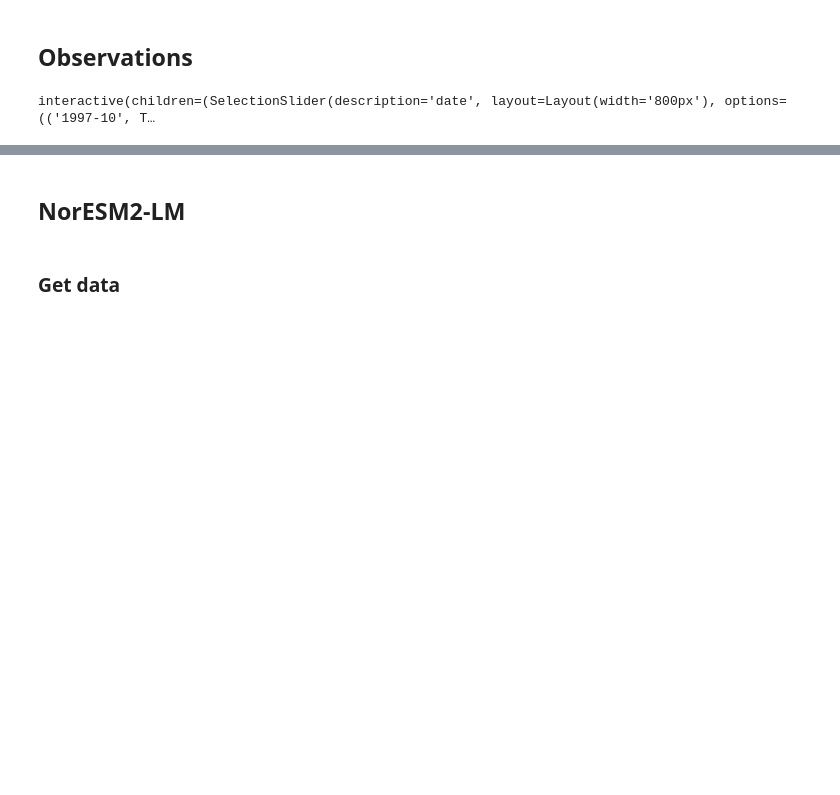
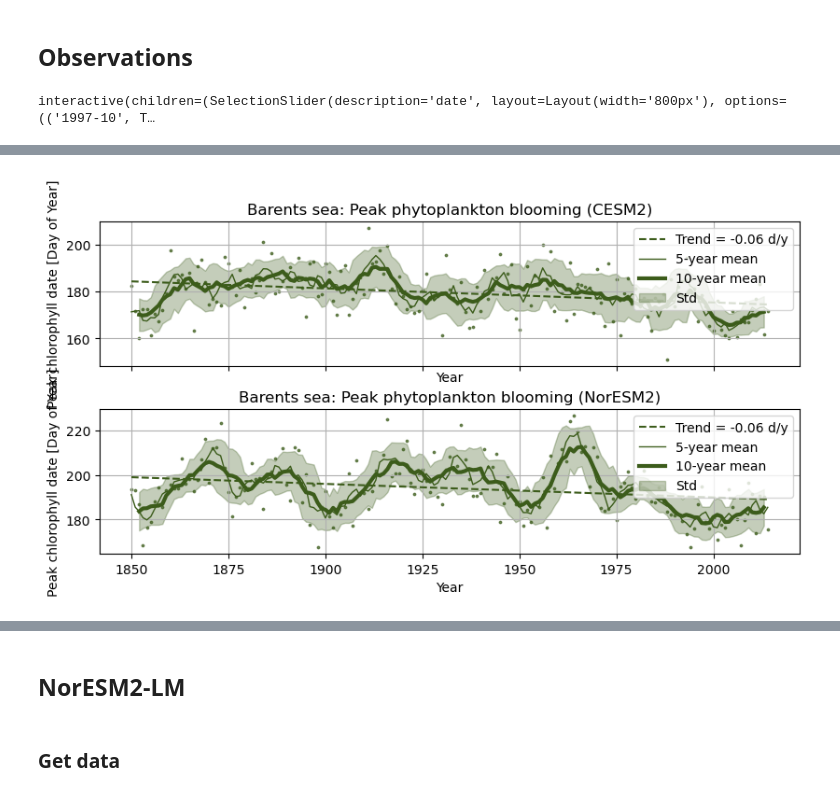
Before and after one commit to eScience-course/Tjaernoe2022-group6, a Jupyter notebook: notebooks/Stian/main.ipynb, the cells around one changed output, grey strips where cells are left out. Drawn from its saved outputs; the diff is of its cells as text; code cells hidden in the pictures; blank space fills up the shorter version.

```diff
--- a/notebooks/Stian/main.ipynb
+++ b/notebooks/Stian/main.ipynb
@@ -155,0 +81,4 @@ KeyboardInterrupt:
+# %%
+with ProgressBar():
+    chlosNoresmHist = consistent_naming(xr.open_dataset(path_to_folder + 'chlos_clipped_Oday_NorESM2-LM_historical_r1i1p1f1_gn_18500102-20150101.nc'))
+    chlosNoresmHist = clip_to_region(chlosNoresmHist, minlat=75, maxlat=80, minlon=20, maxlon=60)
@@ -155,0 +98,4 @@ KeyboardInterrupt:
+# %%
+chlosCesmHistPeaks = find_peak_dates(chlosCesmHist.chlos)
+# %%
+chlosNoresmHistPeaks = find_peak_dates(chlosNoresmHist.chlos)
@@ -155,0 +118,7 @@ KeyboardInterrupt:
+# %%
+fig, axs = plt.subplots(nrows=2, figsize=(10,4), sharex=True)
+regALLcesm = scatter_dates(chlosCesmHistPeaksMean, last_n_years=0, ax=axs[0], reg_summary=True, source='CESM2', color='#3C5C1B', anomaly=False)
+regALLnoresm = scatter_dates(chlosNoresmHistPeaksMean, last_n_years=0, ax=axs[1], reg_summary=True, source='NorESM2', color='#3C5C1B', anomaly=False)
+plt.subplots_adjust(left=0.1, bottom=0.06, top=0.95, right=0.85, wspace=0.30, hspace=0.3)
+# %% [output]
+[figure, added]
```
Also changed, not shown: parts of 37 cells of this notebook, 1 other file.
